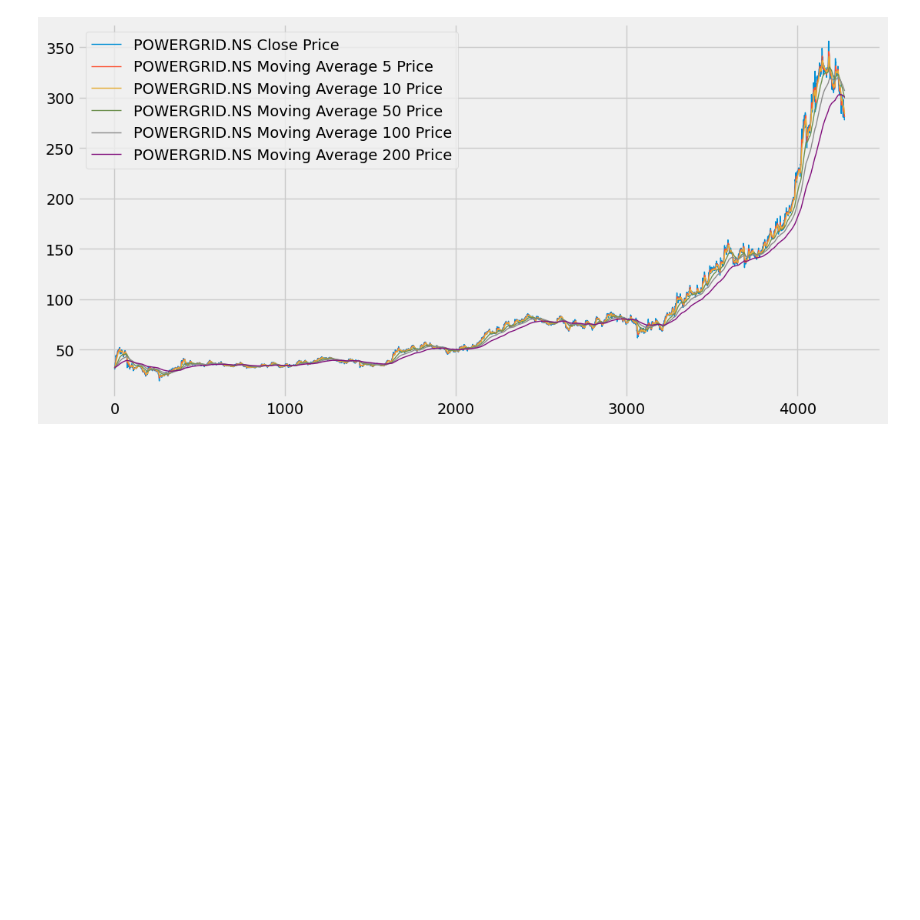
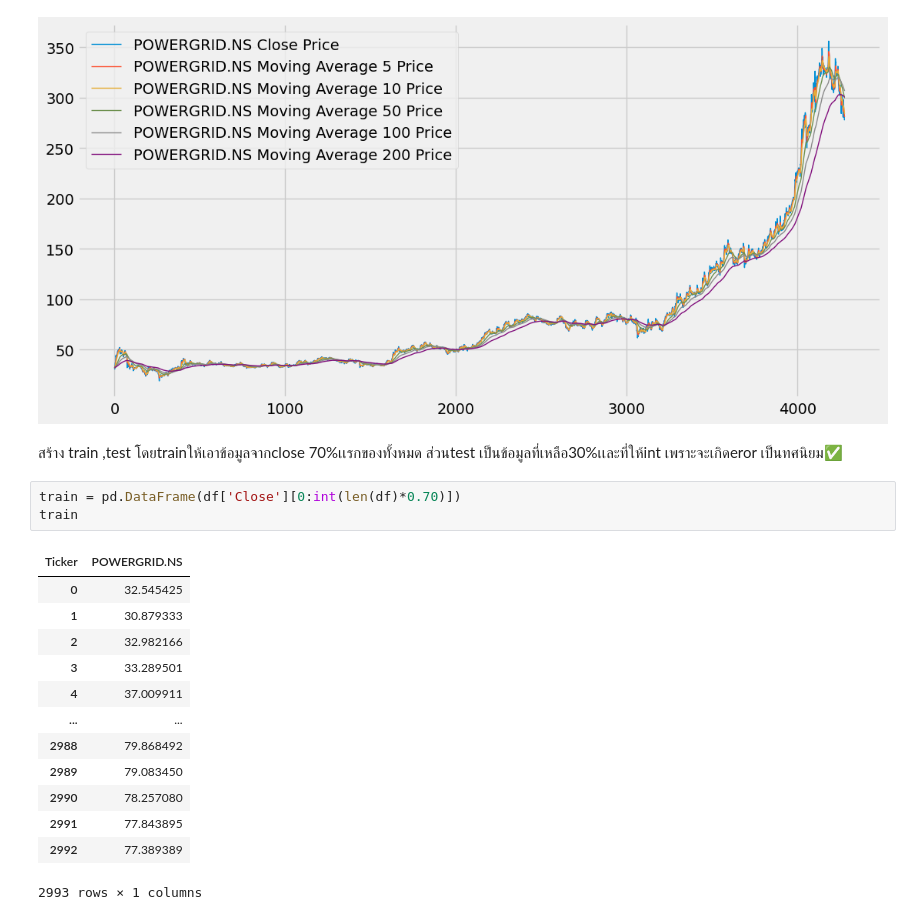
Before and after one commit to Thanathat26/miniproject_predict_stock, a Jupyter notebook: stock.ipynb, the cells around one changed output. Drawn from its saved outputs; the diff is of its cells as text; blank space fills up the shorter version.

Commit message:
prepare train&test for sklean

```diff
--- a/stock.ipynb
+++ b/stock.ipynb
@@ -270,3 +270,23 @@ plt.legend()
 plt.show()
 # %% [output]
 [figure]
+# %% [markdown]
+สร้าง train ,test โดยtrainให้เอาข้อมูลจากclose 70%เเรกของทั้งหมด
+ส่วนtest เป็นข้อมูลที่เหลือ30%เเละที่ให้int เพราะจะเกิดeror เป็นทศนิยม✅
+# %%
+train = pd.DataFrame(df['Close'][0:int(len(df)*0.70)])
+train
+# %% [output]
+| Ticker | POWERGRID.NS |
+| 0 | 32.545425 |
+| 1 | 30.879333 |
+| 2 | 32.982166 |
+| 3 | 33.289501 |
+| 4 | 37.009911 |
+| ... | ... |
+| 2988 | 79.868492 |
+| 2989 | 79.083450 |
+| 2990 | 78.257080 |
+| 2991 | 77.843895 |
+| 2992 | 77.389389 |
+2993 rows × 1 columns
```
Also changed, not shown: parts of 2 cells of this notebook.
